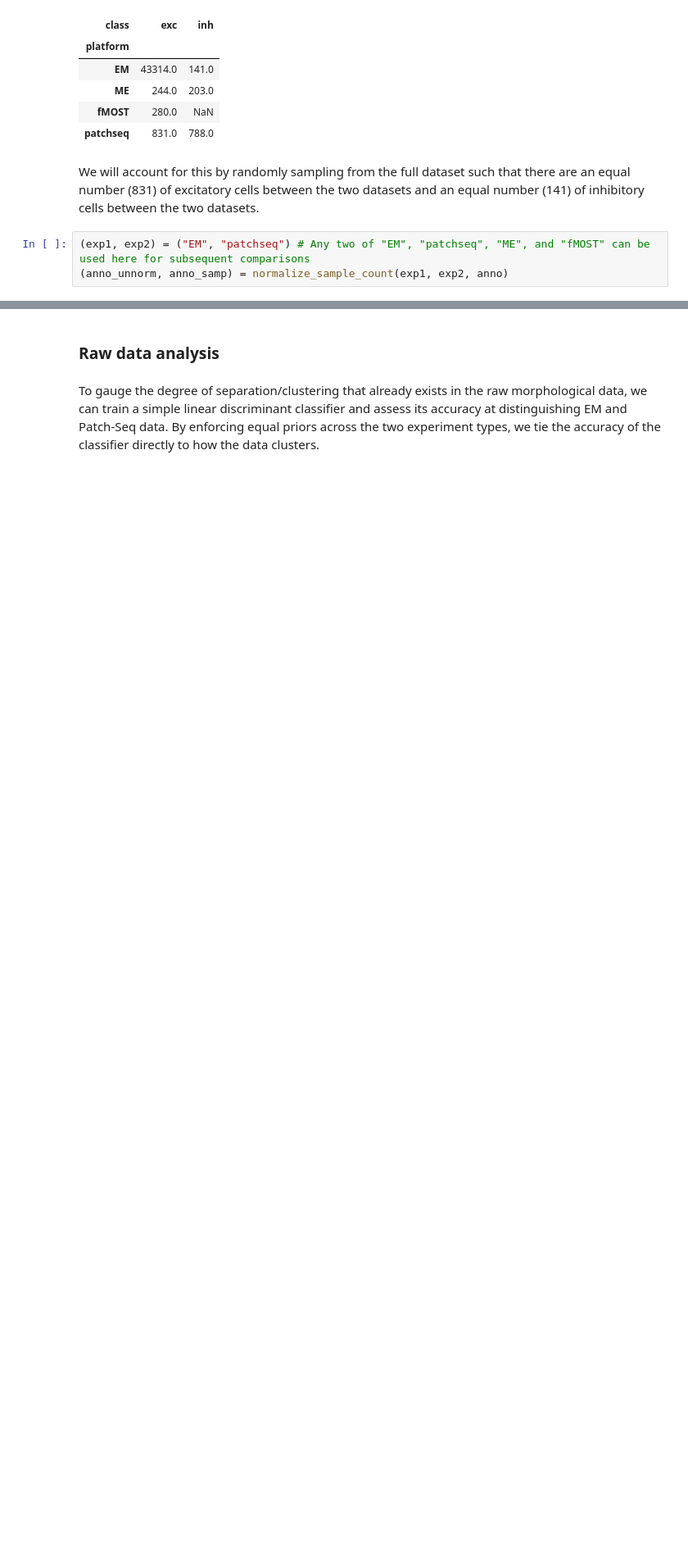
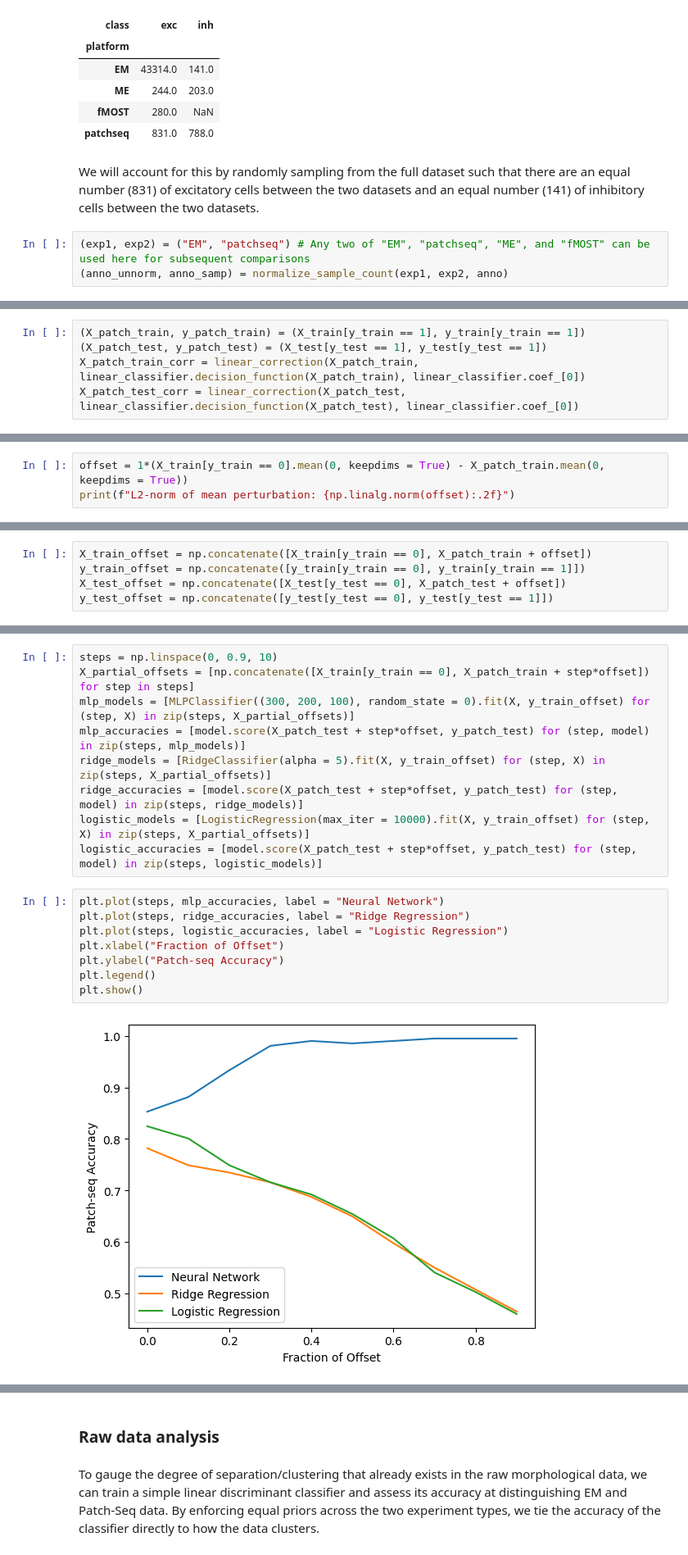
Before and after one commit to AllenInstitute/cplAE_MET, a Jupyter notebook: notebooks/Morph_EMvsPatchSeq.ipynb, the cells around one changed output, grey strips where cells are left out. Shown at 82% size. Drawn from its saved outputs; the diff is of its cells as text; blank space fills up the shorter version.

Commit message:
Added alignment model for EM/Patch-seq samples

```diff
--- a/notebooks/Morph_EMvsPatchSeq.ipynb
+++ b/notebooks/Morph_EMvsPatchSeq.ipynb
@@ -102,0 +166,5 @@ We will account for this by randomly sampling from the full dataset such that th
+# %%
+(X_patch_train, y_patch_train) = (X_train[y_train == 1], y_train[y_train == 1])
+(X_patch_test, y_patch_test) = (X_test[y_test == 1], y_test[y_test == 1])
+X_patch_train_corr = linear_correction(X_patch_train, linear_classifier.decision_function(X_patch_train), linear_classifier.coef_[0])
+X_patch_test_corr = linear_correction(X_patch_test, linear_classifier.decision_function(X_patch_test), linear_classifier.coef_[0])
@@ -102,0 +225,3 @@ We will account for this by randomly sampling from the full dataset such that th
+# %%
+offset = 1*(X_train[y_train == 0].mean(0, keepdims = True) - X_patch_train.mean(0, keepdims = True))
+print(f"L2-norm of mean perturbation: {np.linalg.norm(offset):.2f}")
@@ -102,0 +232,5 @@ We will account for this by randomly sampling from the full dataset such that th
+# %%
+X_train_offset = np.concatenate([X_train[y_train == 0], X_patch_train + offset])
+y_train_offset = np.concatenate([y_train[y_train == 0], y_train[y_train == 1]])
+X_test_offset = np.concatenate([X_test[y_test == 0], X_patch_test + offset])
+y_test_offset = np.concatenate([y_test[y_test == 0], y_test[y_test == 1]])
@@ -102,0 +259,19 @@ We will account for this by randomly sampling from the full dataset such that th
+# %%
+steps = np.linspace(0, 0.9, 10)
+X_partial_offsets = [np.concatenate([X_train[y_train == 0], X_patch_train + step*offset]) for step in steps]
+mlp_models = [MLPClassifier((300, 200, 100), random_state = 0).fit(X, y_train_offset) for (step, X) in zip(steps, X_partial_offsets)]
+mlp_accuracies = [model.score(X_patch_test + step*offset, y_patch_test) for (step, model) in zip(steps, mlp_models)]
+ridge_models = [RidgeClassifier(alpha = 5).fit(X, y_train_offset) for (step, X) in zip(steps, X_partial_offsets)]
+ridge_accuracies = [model.score(X_patch_test + step*offset, y_patch_test) for (step, model) in zip(steps, ridge_models)]
+logistic_models = [LogisticRegression(max_iter = 10000).fit(X, y_train_offset) for (step, X) in zip(steps, X_partial_offsets)]
+logistic_accuracies = [model.score(X_patch_test + step*offset, y_patch_test) for (step, model) in zip(steps, logistic_models)]
+# %%
+plt.plot(steps, mlp_accuracies, label = "Neural Network")
+plt.plot(steps, ridge_accuracies, label = "Ridge Regression")
+plt.plot(steps, logistic_accuracies, label = "Logistic Regression")
+plt.xlabel("Fraction of Offset")
+plt.ylabel("Patch-seq Accuracy")
+plt.legend()
+plt.show()
+# %% [output]
+[figure, added]
```
Also changed, not shown: parts of 65 cells of this notebook, 1 other file.
